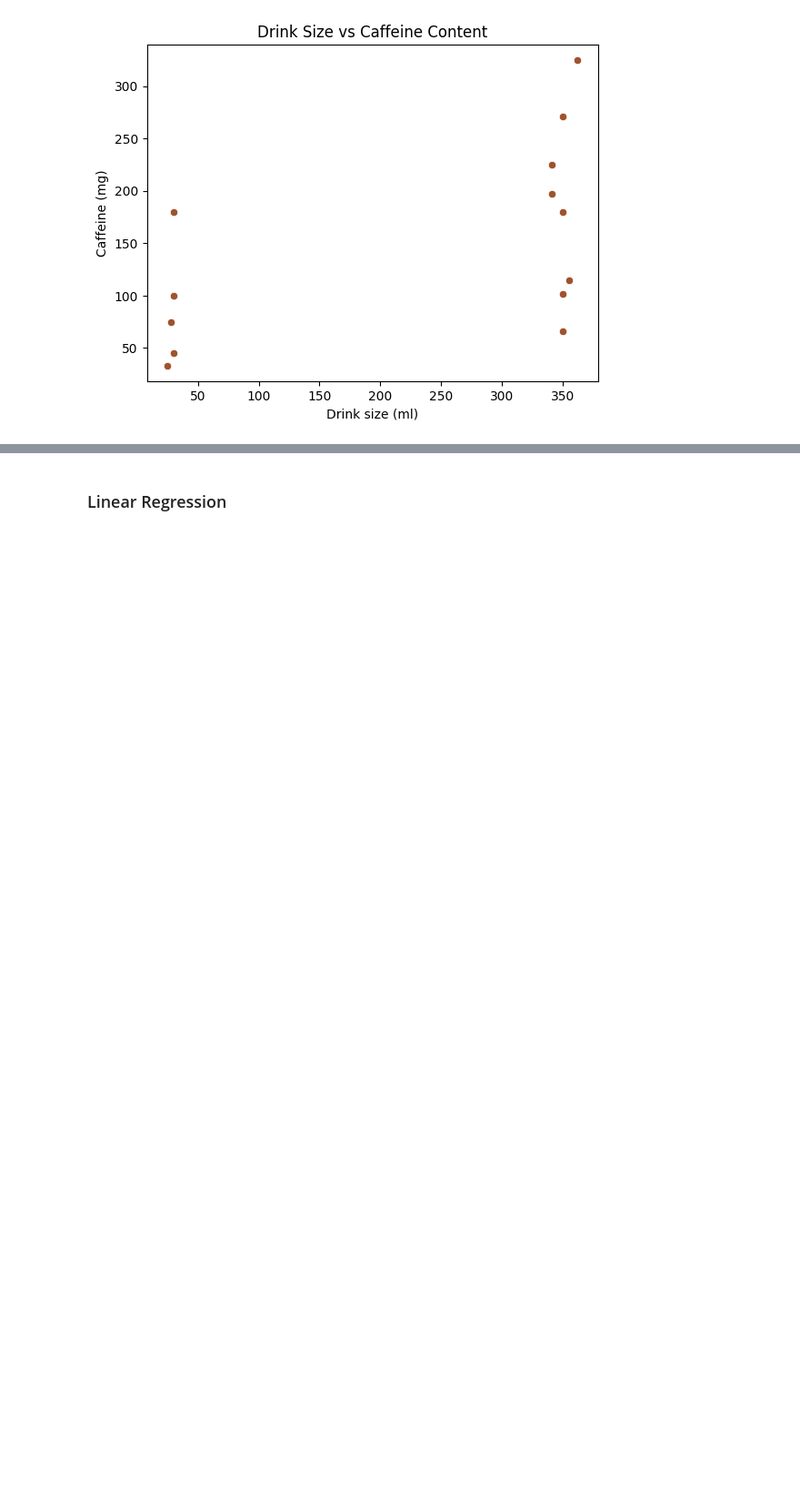
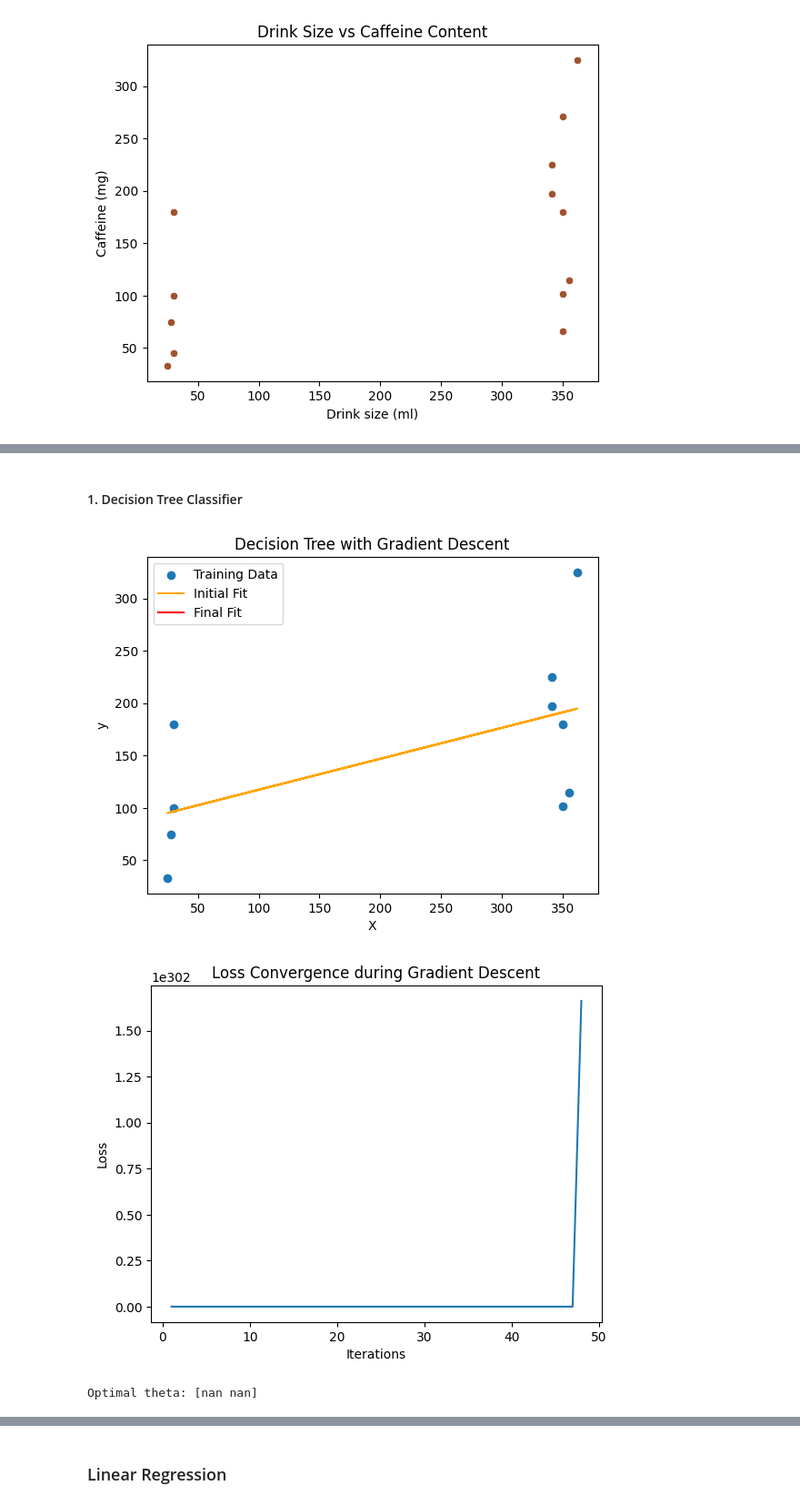
Before and after one commit to awesomecosmos/Insurance-Predictions, a Jupyter notebook: final_project.ipynb, the cells around one changed output, grey strips where cells are left out. Shown at 91% size. Drawn from its saved outputs; the diff is of its cells as text; code cells hidden in the pictures; blank space fills up the shorter version.

```diff
--- a/final_project.ipynb
+++ b/final_project.ipynb
@@ -131,3 +154,5 @@ results = pd.DataFrame(columns=column_names)
 X = df.drop(['Caffeine (mg)'],axis=1)
 y = df['Caffeine (mg)']
 X_train, X_test, y_train, y_test = train_test_split(X, y, test_size = 0.2, random_state=42)
+# %% [markdown]
+#### 1. Decision Tree Classifier
@@ -133,0 +167,52 @@ X_train, X_test, y_train, y_test = train_test_split(X, y, test_size = 0.2, rando
+# %%
+def loss_function(y_pred, y_true):
+    return np.mean((y_pred - y_true)**2)
+
+def gradient(x, y_pred, y_true):
+    return 2 * np.dot(x.T, (y_pred - y_true)) / len(y_true)
+
+learning_rate = 0.01
+num_iterations = 1000
+
+
+X_train_with_intercept = np.c_[np.ones(X_train.shape[0]), X_train]
+
+# Initialize theta (model parameters)
+theta = np.zeros(X_train_with_intercept.shape[1])
+
+# For visualization
+loss_history = []
+
+# Gradient descent
+for _ in range(num_iterations):
+    y_pred1 = np.dot(X_train_with_intercept, theta)
+    gradient_value = gradient(X_train_with_intercept, y_pred1, y_train)
+    theta -= learning_rate * gradient_value
+
+    # Calculate and store loss for visualization
+    loss = loss_function(y_pred1, y_train)
+    loss_history.append(loss)
+
+# Visualize the data and the linear regression fit
+plt.scatter(X_train, y_train, label='Training Data')
+plt.plot(X_train, training_data_prediction, label='Initial Fit', color='orange')
+plt.plot(X_train, np.dot(X_train_with_intercept, theta), label='Final Fit', color='red')
+plt.xlabel('X')
+plt.ylabel('y')
+plt.title('Decision Tree with Gradient Descent')
+plt.legend()
+plt.show()
+
+# Visualize the loss history
+plt.plot(range(1, num_iterations + 1), loss_history)
+plt.xlabel('Iterations')
+plt.ylabel('Loss')
+plt.title('Loss Convergence during Gradient Descent')
+plt.show()
+
+# Print the final result
+print("Optimal theta:", theta)
+# %% [output]
+[figure, added]
+[figure, added]
+Optimal theta: [nan nan]
```
Also changed, not shown: parts of 43 cells of this notebook.
